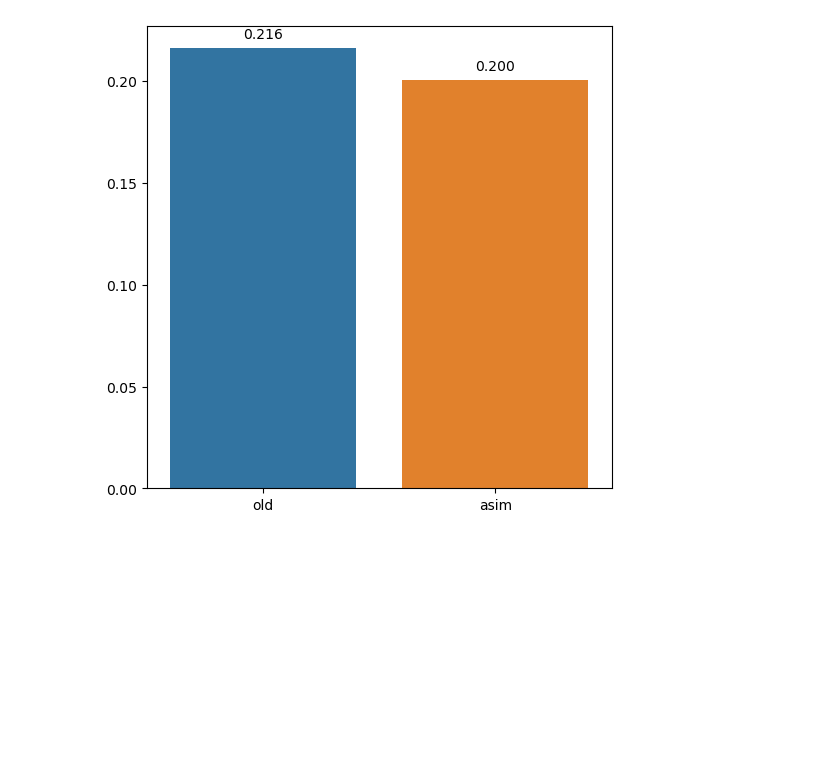
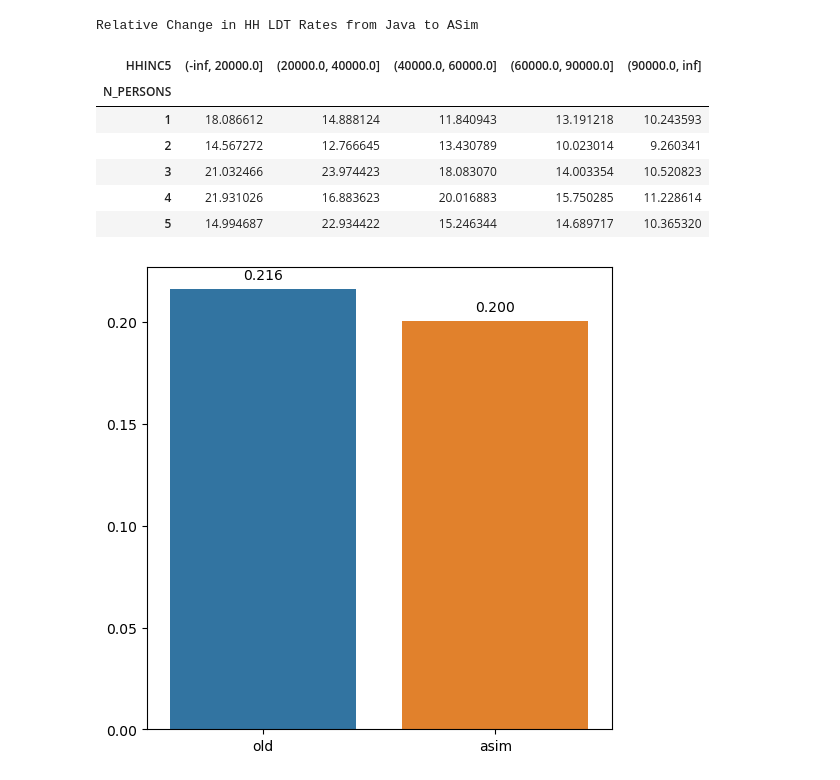
Before and after one commit to SANDAG/activitysim-cvm, a Jupyter notebook: activitysim/examples/prototype_odot_ldt/scripts/aggregate_validation.ipynb, the cells around one changed output. Cells and saved outputs as stored; diff of their text form; code cells hidden in the pictures; blank space fills up the shorter version.

```diff
--- a/activitysim/examples/prototype_odot_ldt/scripts/aggregate_validation.ipynb
+++ b/activitysim/examples/prototype_odot_ldt/scripts/aggregate_validation.ipynb
@@ -108,0 +82,10 @@ print(old_results[old_results.tourPurpose != "HOUSEHOLD"].hhID.unique().shape)
+# %%
+income_bins = [-np.inf, 20_000, 40_000, 60_000, 90_000, np.inf]
+old_hh["HHINC5"] = pd.cut(old_hh.HINC, income_bins)
+asim_hh["HHINC5"] = pd.cut(asim_hh.INCOME, income_bins)
+pd.concat(
+    [old_hh.HHINC5.value_counts().rename("Java"),
+     asim_hh.HHINC5.value_counts().rename("ASim")
+     ],
+    axis=1,
+).sort_index().style.set_caption("Total Households by Income").format("{:,}").background_gradient()
@@ -109,3 +150,40 @@ print(old_results[old_results.tourPurpose != "HOUSEHOLD"].hhID.unique().shape)
+# %%
+title = "Relative Change in HH LDT Rates from Java to ASim"
+hh_ldt_rates = pd.concat(
+    [
+        old_hh.pivot_table(
+            values="LD_HOUSEHOLD_TOUR",
+            index="HHINC5",
+            columns=old_hh.PERSONS.clip(upper=5).rename("N_PERSONS"),
+        )
+        .unstack()
+        .rename("Java"),
+        asim_hh.pivot_table(
+            values="ldt_tour_gen_household",
+            index="HHINC5",
+            columns=asim_hh.hhsize.clip(upper=5).rename("N_PERSONS"),
+        )
+        .unstack()
+        .rename("ASim"),
+    ],
+    axis=1,
+)
+figure = (
+    hh_ldt_rates.eval("ASim/Java")
+    .unstack()
+    .style.background_gradient(axis=None)
+    .set_caption(title)
+)
+figure
+# %% [output]
+Relative Change in HH LDT Rates from Java to ASim
+| HHINC5 | (-inf, 20000.0] | (20000.0, 40000.0] | (40000.0, 60000.0] | (60000.0, 90000.0] | (90000.0, inf] |
+| N_PERSONS |  |  |  |  |  |
+| 1 | 18.086612 | 14.888124 | 11.840943 | 13.191218 | 10.243593 |
+| 2 | 14.567272 | 12.766645 | 13.430789 | 10.023014 | 9.260341 |
+| 3 | 21.032466 | 23.974423 | 18.083070 | 14.003354 | 10.520823 |
+| 4 | 21.931026 | 16.883623 | 20.016883 | 15.750285 | 11.228614 |
+| 5 | 14.994687 | 22.934422 | 15.246344 | 14.689717 | 10.365320 |
 # %%
 # proportion of people that had generated other trips
 old = len(old_persons[(old_persons.LD_INDICATOR_OTHER == 1)]) / len(old_persons)
```
Also changed, not shown: parts of 53 cells of this notebook.
